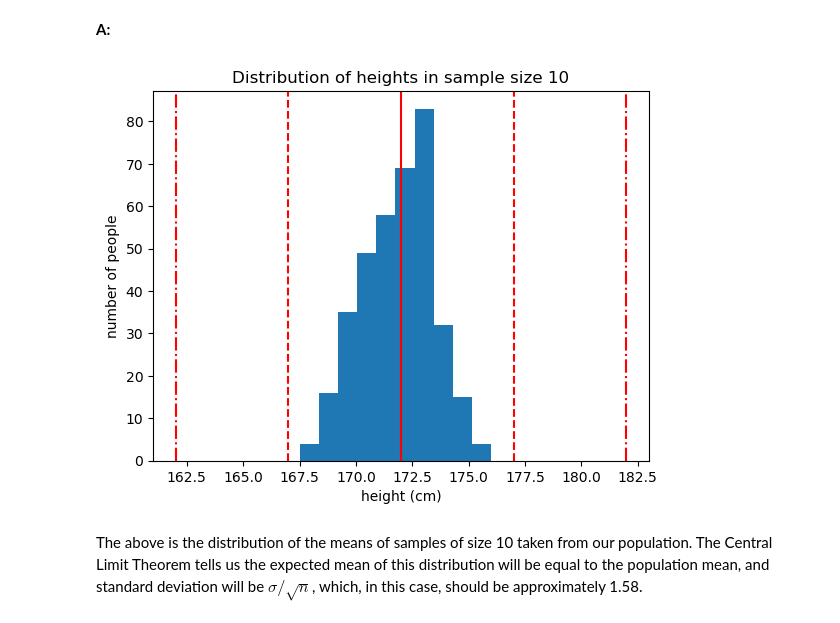
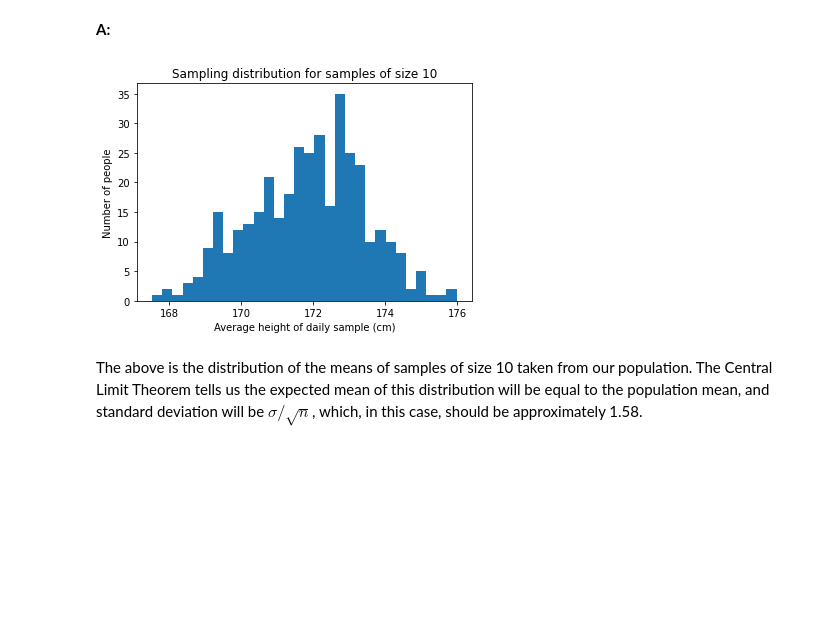
Before and after one commit to justinhampton/Springboard, a Jupyter notebook: ShareWithMentor/Frequentist Inference Case Study - Part A (3) - completed.ipynb, the cells around one changed output. Cells and saved outputs as stored; diff of their text form; code cells hidden in the pictures; blank space fills up the shorter version.

```diff
--- a/ShareWithMentor/Frequentist Inference Case Study - Part A (3) - completed.ipynb
+++ b/ShareWithMentor/Frequentist Inference Case Study - Part A (3) - completed.ipynb
@@ -200,26 +204,3 @@ np.mean(daily_sample2)
 __Q8:__ Simulate performing this random trial every day for a year, calculating the mean of each daily sample of 10, and plot the resultant sampling distribution of the mean.
 # %% [markdown]
 __A:__
-# %%
-seed(47)
-# take your samples here
-n_days = 365
-sample_means = []
-
-for _ in range(n_days):
-    daily_sample = townsfolk_sampler(10)
-    daily_mean = np.mean(daily_sample)
-    sample_means.append(daily_mean)
-
-
-_ = plt.hist(sample_means, bins=10)
-_ = plt.xlabel('height (cm)')
-_ = plt.ylabel('number of people')
-_ = plt.title('Distribution of heights in sample size 10')
-_ = plt.axvline(172, color='r')
-_ = plt.axvline(172+5, color='r', linestyle='--')
-_ = plt.axvline(172-5, color='r', linestyle='--')
-_ = plt.axvline(172+10, color='r', linestyle='-.')
-_ = plt.axvline(172-10, color='r', linestyle='-.')
-# %% [output]
-[figure, removed]
@@ -226,3 +210,14 @@ _ = plt.axvline(172-10, color='r', linestyle='-.')
+# %%
+seed(47)
+# take your samples here
+daily_means = [daily_mean(10) for i in range(365)]
+# %%
+_ = plt.hist(daily_means, bins=30)
+_ = plt.xlabel('Average height of daily sample (cm)')
+_ = plt.ylabel('Number of people')
+_ = plt.title('Sampling distribution for samples of size 10')
+# %% [output]
+[figure, added]
 # %% [markdown]
 The above is the distribution of the means of samples of size 10 taken from our population. The Central Limit Theorem tells us the expected mean of this distribution will be equal to the population mean, and standard deviation will be $\sigma / \sqrt n$, which, in this case, should be approximately 1.58.
 # %% [markdown]
```
Also changed, not shown: parts of 30 cells of this notebook, 1 other file.
